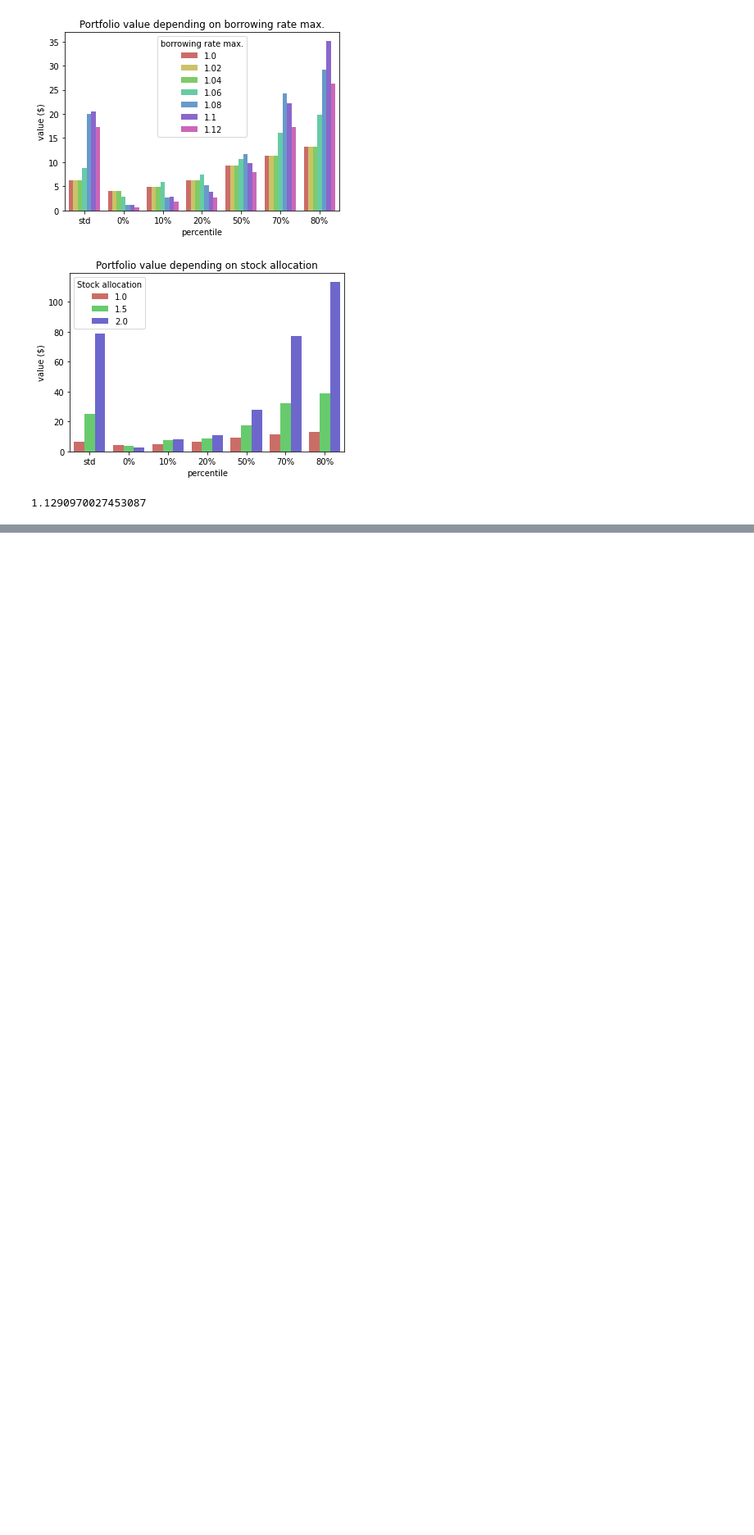
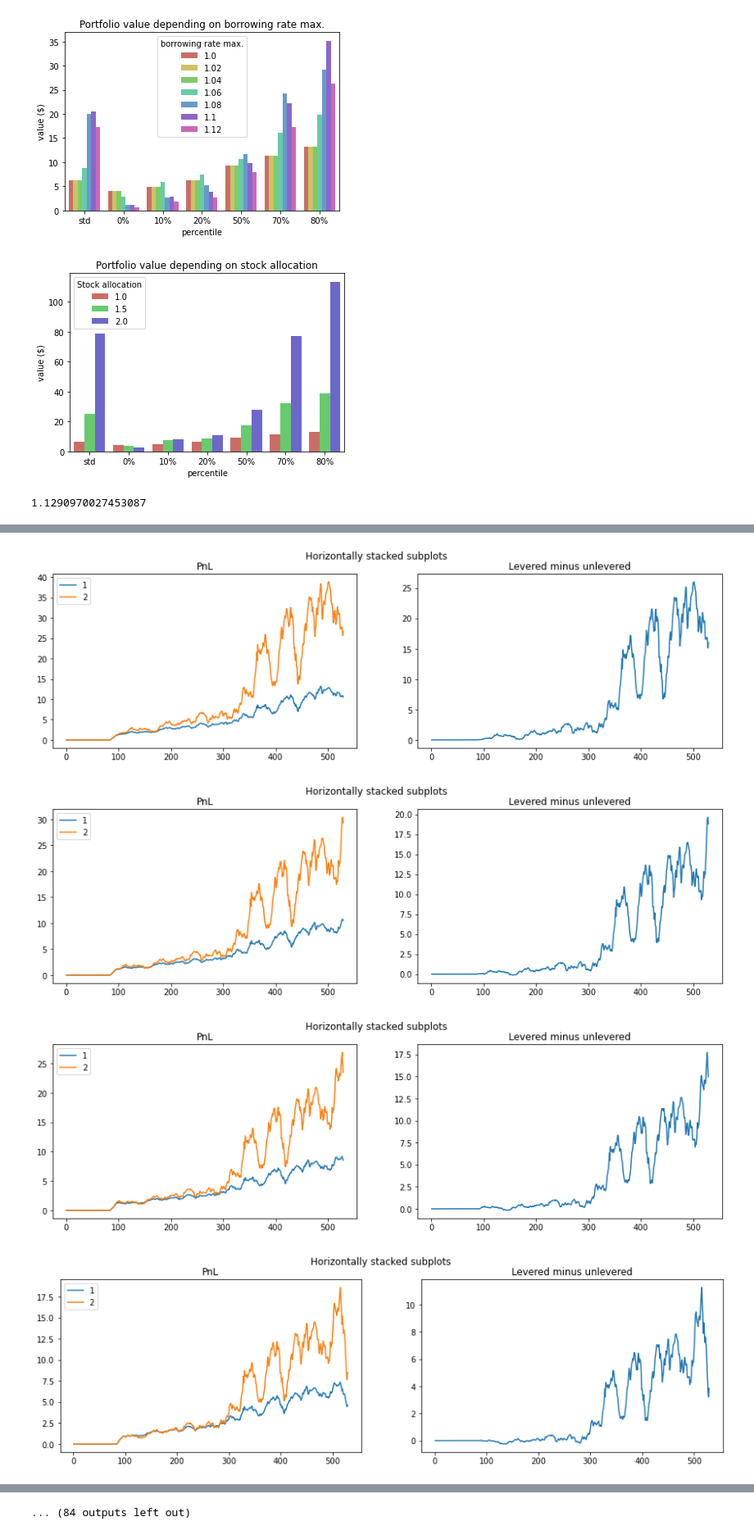
Before and after one commit to hatemr/lifecycle_investing, a Jupyter notebook: scripts/sensitivity_analysis.ipynb, the cells around one changed output, grey strips where cells are left out. Shown at 82% size. Cells and saved outputs as stored; diff of their text form; code cells hidden in the pictures; blank space fills up the shorter version.

```diff
--- a/scripts/sensitivity_analysis.ipynb
+++ b/scripts/sensitivity_analysis.ipynb
@@ -195,0 +251,38 @@ s2.monthly_data.Annualized_adjusted_margin_rate.mean()
+# %%
+def compare_strategies(df: pd.DataFrame, cohort_num):
+
+    df3 = df.copy()
+
+    df4 = df3.loc[(df3.cohort_num.isin([cohort_num]))]
+
+    df5 = df4.pivot(index=['cohort_num', 'period_num'],
+                    columns=['lambdacons'],
+                    values=None)
+
+    df5.columns = df5.columns.droplevel(0)
+    df5.index = df5.index.droplevel(0)
+
+    df5.loc[:, 'diff'] = df5.loc[:, 2] - df5.loc[:, 1]
+
+    plt.rcParams['figure.figsize'] = (15, 4)
+#     plt.figure(figsize=[5, 3])
+#     df5.plot()
+#     plt.title('PnL - cohort ' + str(cohort));
+
+    fig, axs = plt.subplots(1, 2)
+    fig.suptitle('Horizontally stacked subplots')
+    axs[0].plot(df5.index, df5.loc[:,1])
+    axs[0].plot(df5.index, df5.loc[:,2])
+    axs[0].set_title('PnL')
+    axs[0].legend('12')
+
+    axs[1].plot(df5.index, df5.loc[:,'diff'])
+    axs[1].set_title('Levered minus unlevered')
+# %%
+for cohort in df3.cohort_num.unique()[0:]:#[1,90]:
+    compare_strategies(df3, cohort)
+# %% [output]
+[figure, added]
+[figure, added]
+[figure, added]
+[figure, added]
@@ -195,0 +297 @@ s2.monthly_data.Annualized_adjusted_margin_rate.mean()
+... (84 outputs left out)
```
Also changed, not shown: parts of 10 cells of this notebook, 1 other file.
